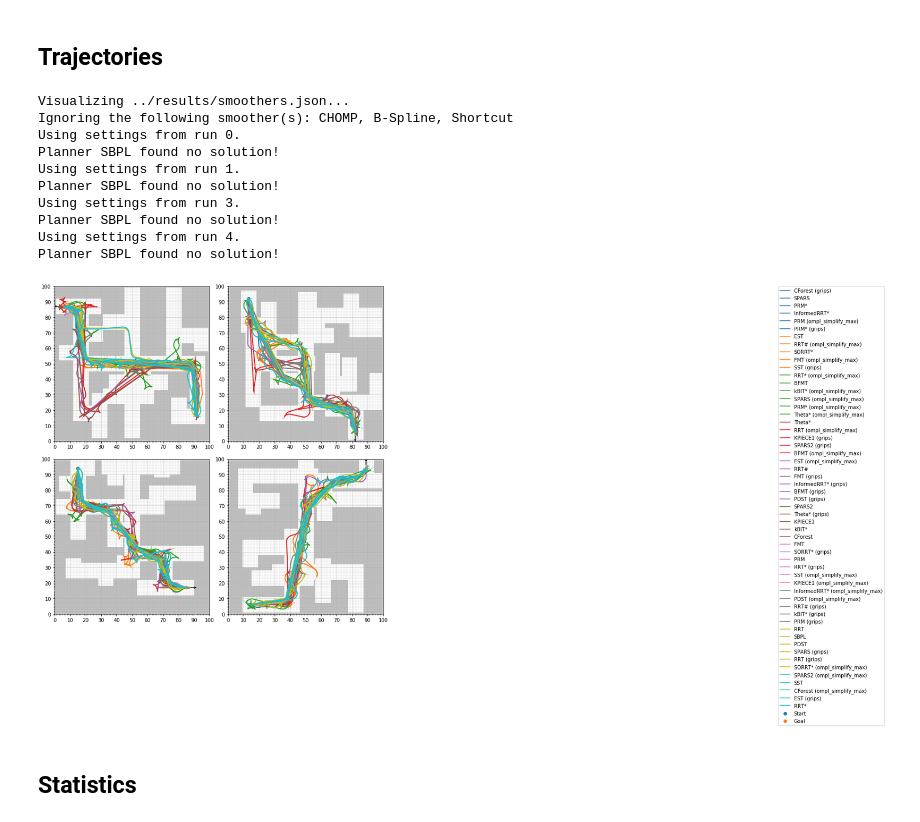
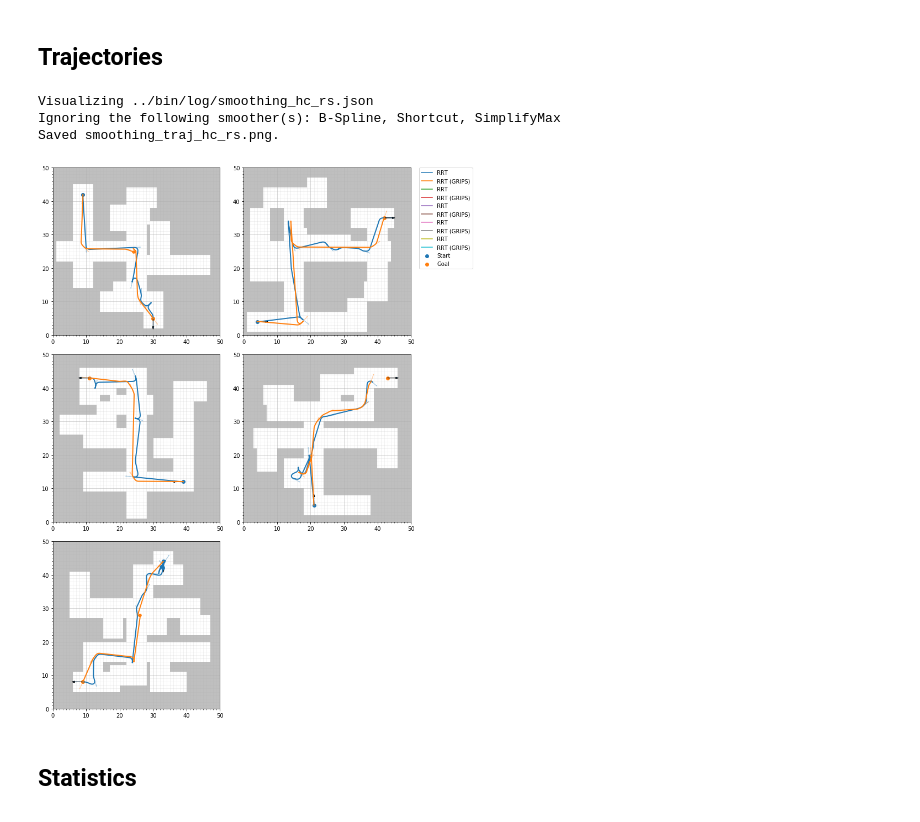
Before and after one commit to robot-motion/bench-mr, a Jupyter notebook: plotting/Smoothing.ipynb, the cells around one changed output. Cells and saved outputs as stored; diff of their text form; code cells hidden in the pictures.

Commit message:
Fix GRIPS for CC/HC Reeds Shepp, improve plotting

```diff
--- a/plotting/Smoothing.ipynb
+++ b/plotting/Smoothing.ipynb
@@ -8,40 +8,33 @@ from plot_stats import plot_smoother_stats
 # %%
 %reload_ext autoreload
 
-visualize('../results/smoothers.json',
+visualize('../bin/log/smoothing_hc_rs.json',
           plot_every_nth_polygon=0,
           set_title=False,
           max_plots_per_line=2,
           combine_views=True,
           draw_nodes=True,
           draw_arrows=True,
           fig_width=6, fig_height=6,
-          run_id='0,1,3,4',
+#           run_id='0,1,3,4',
           line_width=2,
           line_alpha=1,
           node_alpha=0.3,
 #           draw_cusps=True,
           show_smoother=True,
           color_map_name='tab10',
           max_colors=10,
           draw_start_goal_thetas=True,
 #           show_only_smoother=True,
-          # ignore_smoothers="GRIPS, bspline, simplifymax, shortcut",
-          ignore_smoothers="CHOMP, bspline, shortcut",
-#           save_file="smoothing_traj.png"
+          ignore_smoothers="bspline, simplifymax, shortcut",
+#           ignore_smoothers="CHOMP, bspline, shortcut",
+          save_file="smoothing_traj_hc_rs.png"
 )
 # %% [output]
-Visualizing ../results/smoothers.json...
-Ignoring the following smoother(s): CHOMP, B-Spline, Shortcut
-Using settings from run 0.
-Planner SBPL found no solution!
-Using settings from run 1.
-Planner SBPL found no solution!
-Using settings from run 3.
-Planner SBPL found no solution!
-Using settings from run 4.
-Planner SBPL found no solution!
+Visualizing ../bin/log/smoothing_hc_rs.json
+Ignoring the following smoother(s): B-Spline, Shortcut, SimplifyMax
+Saved smoothing_traj_hc_rs.png.
-[figure, old version]
+[figure, new version]
 # %% [markdown]
 ## Statistics
 # %% [markdown]
```
Also changed, not shown: parts of 1 cell of this notebook, 12 other files.
